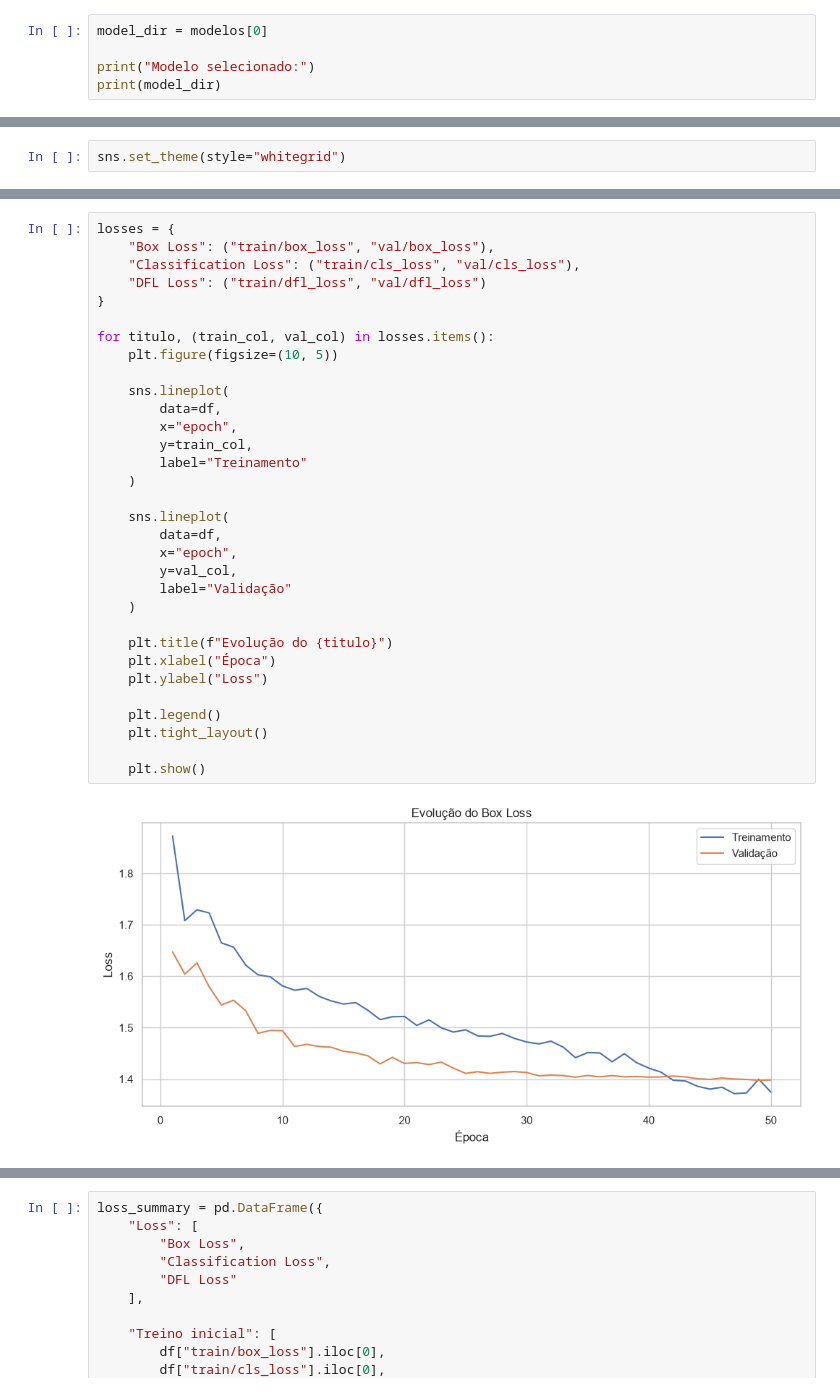
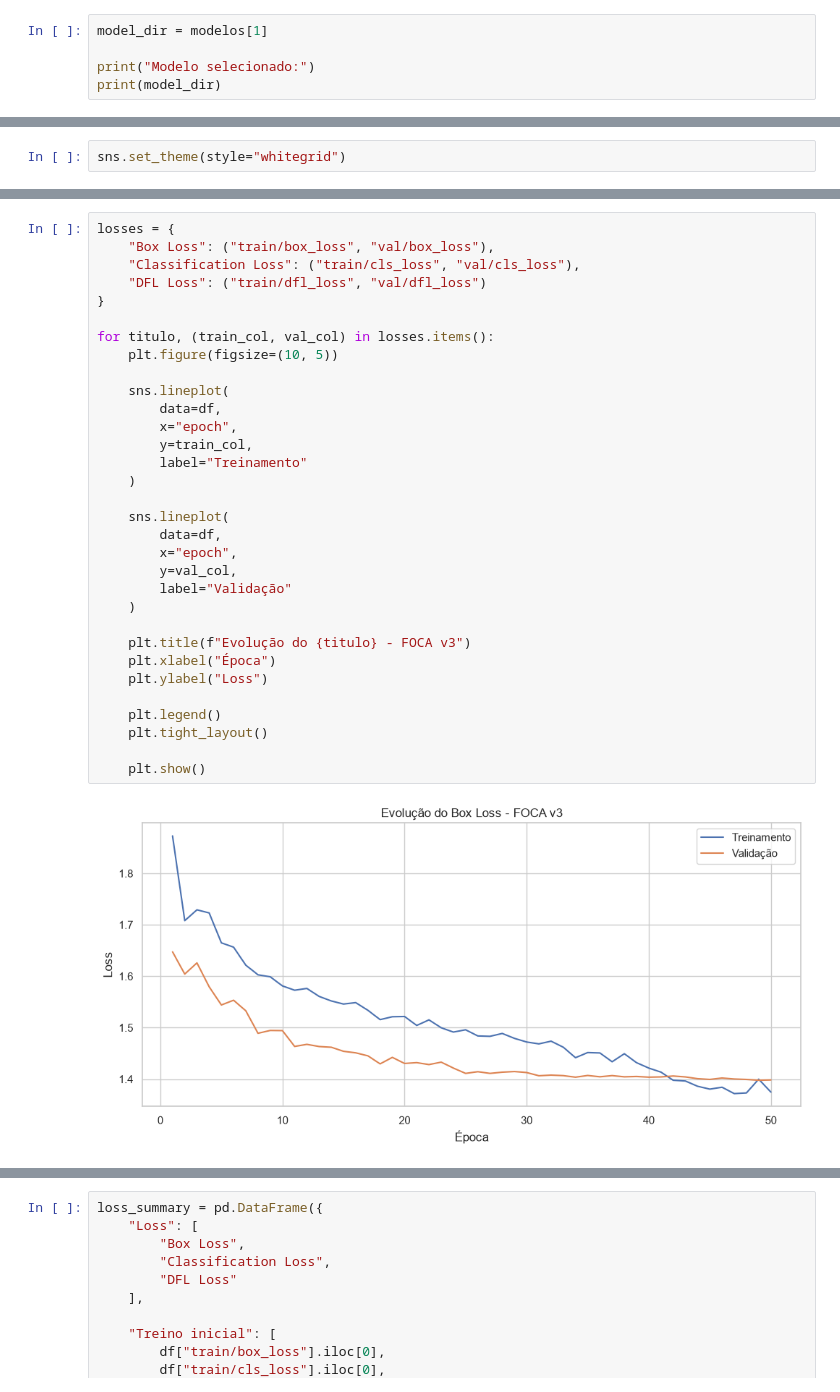
Before and after one commit to cc24137/FOCA, a Jupyter notebook: Source/AI/src/notebooks/metricasEgraficos.ipynb, the cells around one changed output, grey strips where cells are left out. Cells and saved outputs as stored; diff of their text form.

```diff
--- a/Source/AI/src/notebooks/metricasEgraficos.ipynb
+++ b/Source/AI/src/notebooks/metricasEgraficos.ipynb
@@ -41,5 +43,5 @@ for i, modelo in enumerate(modelos):
 # %%
-model_dir = modelos[0]
+model_dir = modelos[1]
 
 print("Modelo selecionado:")
 print(model_dir)
@@ -217,32 +219,32 @@ losses = {
     "Box Loss": ("train/box_loss", "val/box_loss"),
     "Classification Loss": ("train/cls_loss", "val/cls_loss"),
     "DFL Loss": ("train/dfl_loss", "val/dfl_loss")
 }
 
 for titulo, (train_col, val_col) in losses.items():
     plt.figure(figsize=(10, 5))
 
     sns.lineplot(
         data=df,
         x="epoch",
         y=train_col,
         label="Treinamento"
     )
 
     sns.lineplot(
         data=df,
         x="epoch",
         y=val_col,
         label="Validação"
     )
 
-    plt.title(f"Evolução do {titulo}")
+    plt.title(f"Evolução do {titulo} - FOCA v3")
     plt.xlabel("Época")
     plt.ylabel("Loss")
 
     plt.legend()
     plt.tight_layout()
 
     plt.show()
 # %% [output]
-[figure, old version]
+[figure, new version]
```
Also changed, not shown: parts of 52 cells of this notebook, 55 other files.
